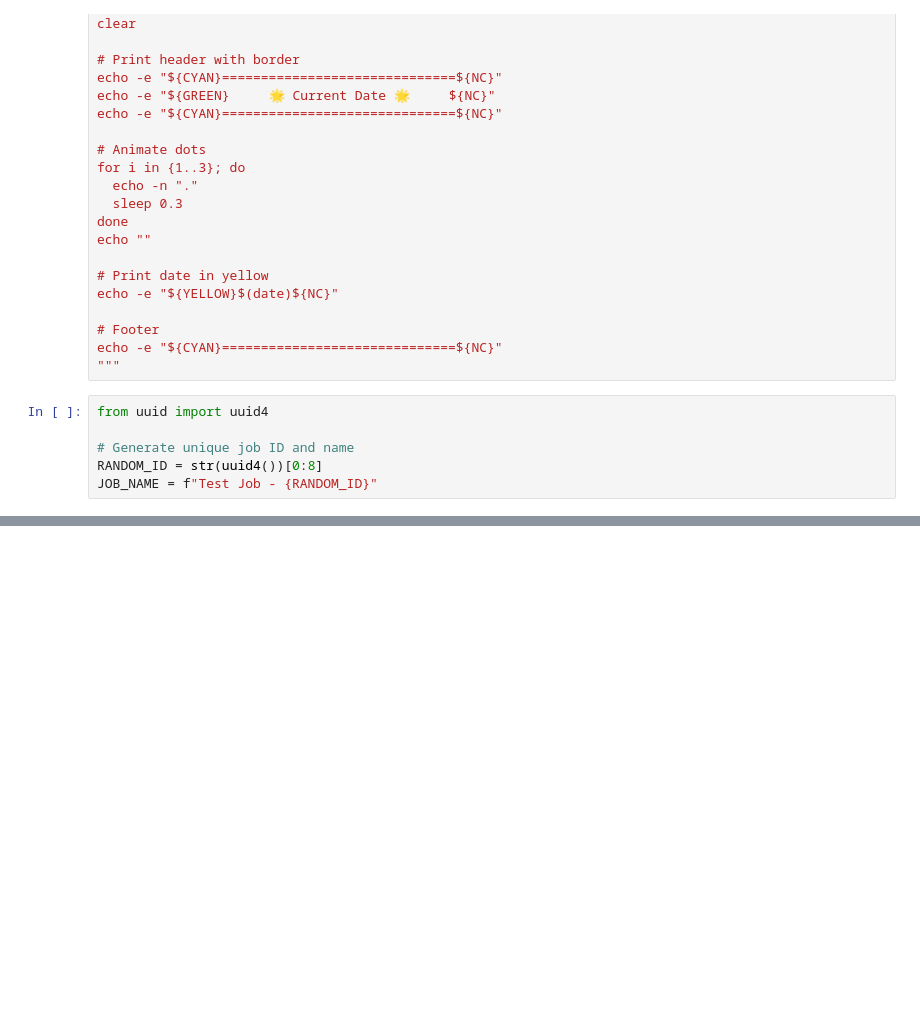
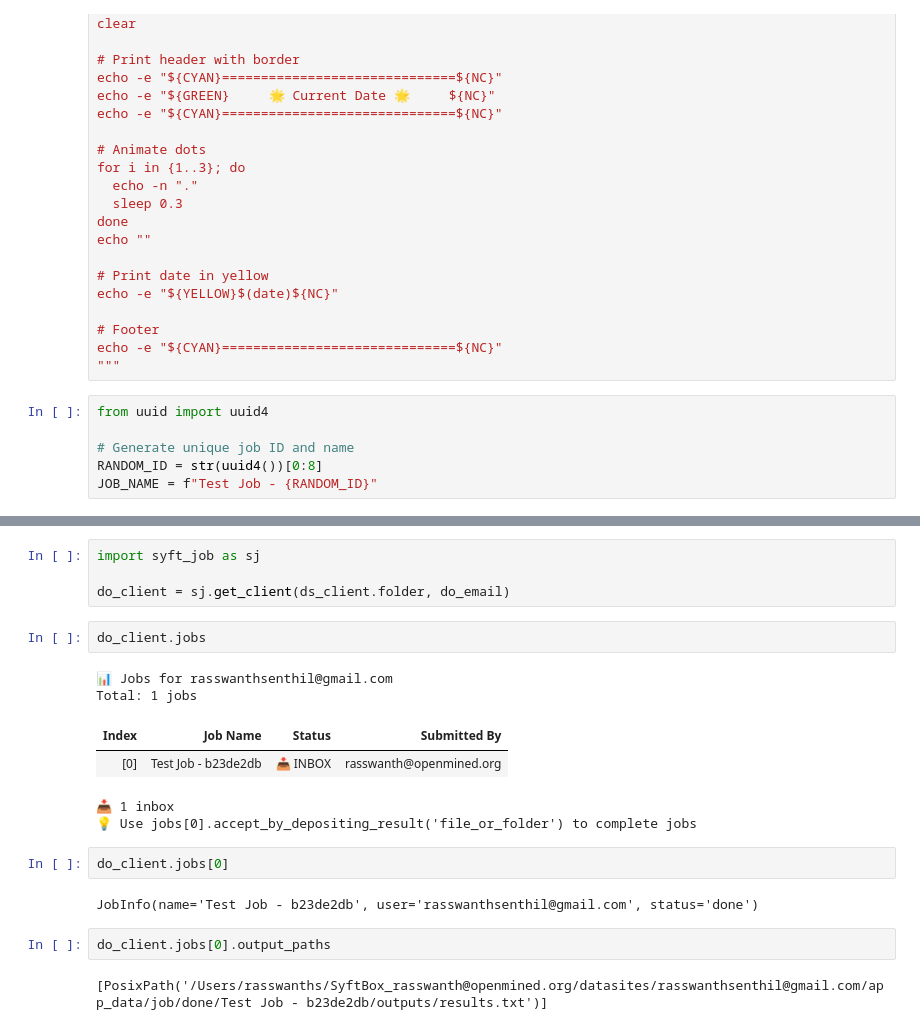
Before and after one commit to OpenMined/syft-job, a Jupyter notebook: notebooks/e2e/ds.ipynb, the cells around one changed output, grey strips where cells are left out. Saved outputs shown, nothing was run; the diff lists cells and outputs as text; blank space fills up the shorter version.

```diff
--- a/notebooks/e2e/ds.ipynb
+++ b/notebooks/e2e/ds.ipynb
@@ -52,0 +53,21 @@ ds_client.submit_bash_job(user=do_email, job_name=JOB_NAME, script=SAMPLE_BASH_S
+# %%
+import syft_job as sj
+
+do_client = sj.get_client(ds_client.folder, do_email)
+# %%
+do_client.jobs
+# %% [output]
+📊 Jobs for rasswanthsenthil@gmail.com
+Total: 1 jobs
+| Index | Job Name | Status | Submitted By |
+| [0] | Test Job - b23de2db | 📥 INBOX | rasswanth@openmined.org |
+📥 1 inbox
+💡 Use jobs[0].accept_by_depositing_result('file_or_folder') to complete jobs
+# %%
+do_client.jobs[0]
+# %% [output]
+JobInfo(name='Test Job - b23de2db', user='rasswanthsenthil@gmail.com', status='done')
+# %%
+do_client.jobs[0].output_paths
+# %% [output]
+[PosixPath('/Users/rasswanths/SyftBox_rasswanth@openmined.org/datasites/rasswanthsenthil@gmail.com/app_data/job/done/Test Job - b23de2db/outputs/results.txt')]
```
Also changed, not shown: parts of 2 cells of this notebook, 2 other files.
